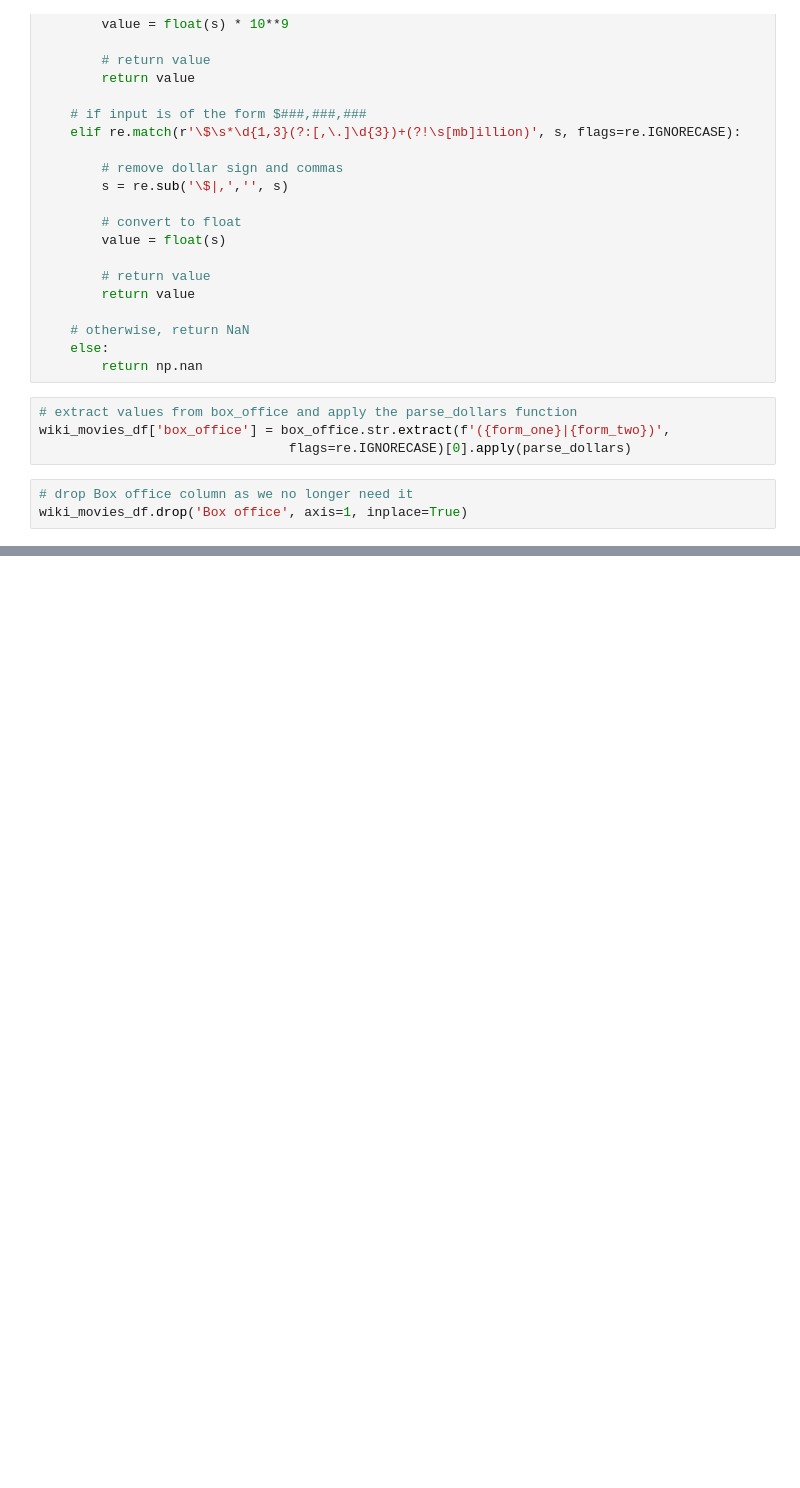
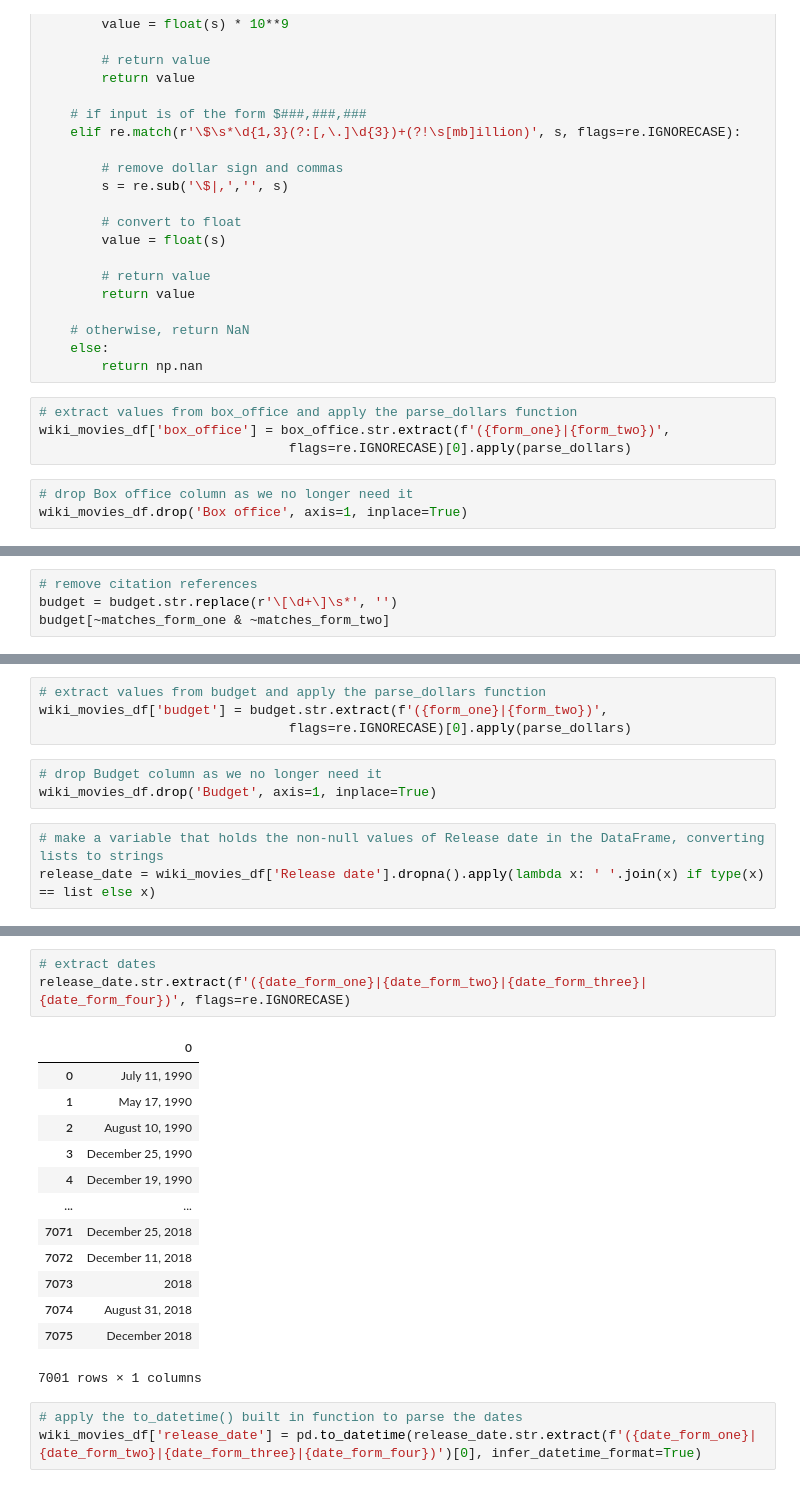
Before and after one commit to amelinn9/movies-ETL, a Jupyter notebook: movies_ETL.ipynb, the cells around one changed output, grey strips where cells are left out. Cells and saved outputs as stored; diff of their text form; blank space fills up the shorter version.

Commit message:
parsed budget data

```diff
--- a/movies_ETL.ipynb
+++ b/movies_ETL.ipynb
@@ -546,0 +584,4 @@ wiki_movies_df.drop('Box office', axis=1, inplace=True)
+# %%
+# remove citation references
+budget = budget.str.replace(r'\[\d+\]\s*', '')
+budget[~matches_form_one & ~matches_form_two]
@@ -546,0 +606,10 @@ wiki_movies_df.drop('Box office', axis=1, inplace=True)
+# %%
+# extract values from budget and apply the parse_dollars function
+wiki_movies_df['budget'] = budget.str.extract(f'({form_one}|{form_two})',
+                                flags=re.IGNORECASE)[0].apply(parse_dollars)
+# %%
+# drop Budget column as we no longer need it
+wiki_movies_df.drop('Budget', axis=1, inplace=True)
+# %%
+# make a variable that holds the non-null values of Release date in the DataFrame, converting lists to strings
+release_date = wiki_movies_df['Release date'].dropna().apply(lambda x: ' '.join(x) if type(x) == list else x)
@@ -546,0 +622,20 @@ wiki_movies_df.drop('Box office', axis=1, inplace=True)
+# %%
+# extract dates
+release_date.str.extract(f'({date_form_one}|{date_form_two}|{date_form_three}|{date_form_four})', flags=re.IGNORECASE)
+# %% [output]
+|  | 0 |
+| 0 | July 11, 1990 |
+| 1 | May 17, 1990 |
+| 2 | August 10, 1990 |
+| 3 | December 25, 1990 |
+| 4 | December 19, 1990 |
+| ... | ... |
+| 7071 | December 25, 2018 |
+| 7072 | December 11, 2018 |
+| 7073 | 2018 |
+| 7074 | August 31, 2018 |
+| 7075 | December 2018 |
+7001 rows × 1 columns
+# %%
+# apply the to_datetime() built in function to parse the dates
+wiki_movies_df['release_date'] = pd.to_datetime(release_date.str.extract(f'({date_form_one}|{date_form_two}|{date_form_three}|{date_form_four})')[0], infer_datetime_format=True)
```
Also changed, not shown: parts of 21 cells of this notebook.
